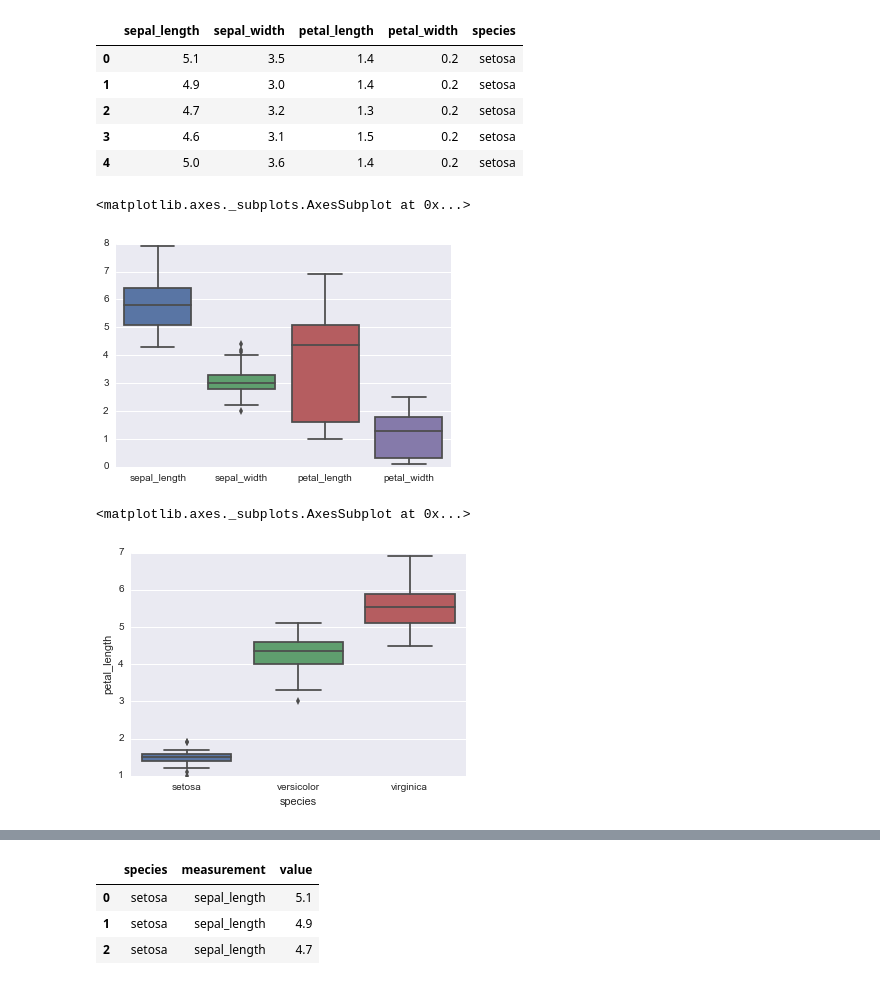
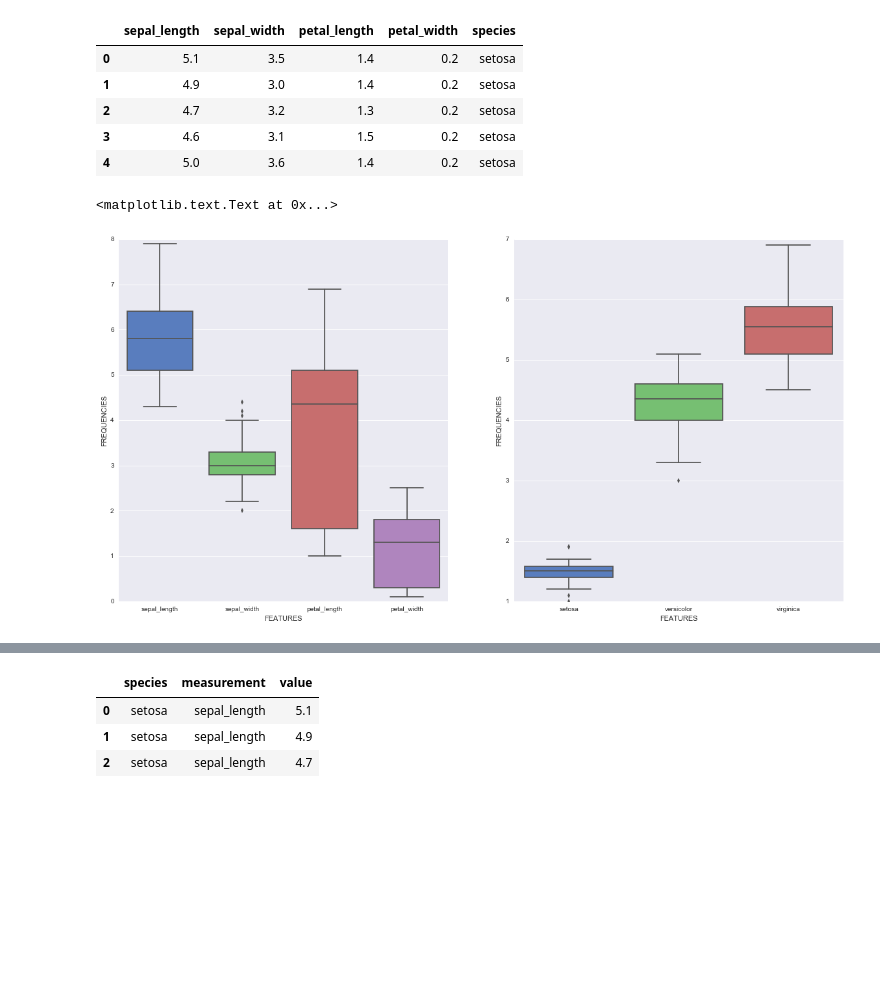
Before and after one commit to RichardAfolabi/Data_Visualization, a Jupyter notebook: Seaborn Visualization.ipynb, the cells around one changed output, grey strips where cells are left out. Drawn from its saved outputs; the diff is of its cells as text; code cells hidden in the pictures; blank space fills up the shorter version.

```diff
--- a/Seaborn Visualization.ipynb
+++ b/Seaborn Visualization.ipynb
@@ -5,7 +5,9 @@ import numpy as np
 import pandas as pd
 import seaborn as sns
 
-# import matplotlib.pyplot as plt
+import matplotlib.pyplot as plt
+sns.set_style("darkgrid")
+
 %matplotlib inline
 # %% [markdown]
 ## `Timeseries` from Dataframes with `tsplot()`
@@ -107,15 +109,21 @@ iris.head()
 | 2 | 4.7 | 3.2 | 1.3 | 0.2 | setosa |
 | 3 | 4.6 | 3.1 | 1.5 | 0.2 | setosa |
 | 4 | 5.0 | 3.6 | 1.4 | 0.2 | setosa |
-# %%
-sns.boxplot(data=iris)
-# %% [output]
-<matplotlib.axes._subplots.AxesSubplot at 0x...>
-[figure, removed]
-# %%
-sns.boxplot(data=iris, y='petal_length', x='species')
-# %% [output]
-<matplotlib.axes._subplots.AxesSubplot at 0x...>
-[figure, removed]
+# %%
+
+
+f, axes = plt.subplots(1,2, figsize=(20,10))
+
+ax1 = sns.boxplot(data=iris, ax=axes[0])
+ax1.set_xlabel('FEATURES')
+ax1.set_ylabel('FREQUENCIES')
+
+
+ax2 = sns.boxplot(data=iris, y='petal_length', x='species', ax=axes[1])
+ax2.set_xlabel('FEATURES')
+ax2.set_ylabel('FREQUENCIES')
+# %% [output]
+<matplotlib.text.Text at 0x...>
+[figure, added]
 # %%
 iris.head(3)
```
Also changed, not shown: parts of 1 cell of this notebook.
